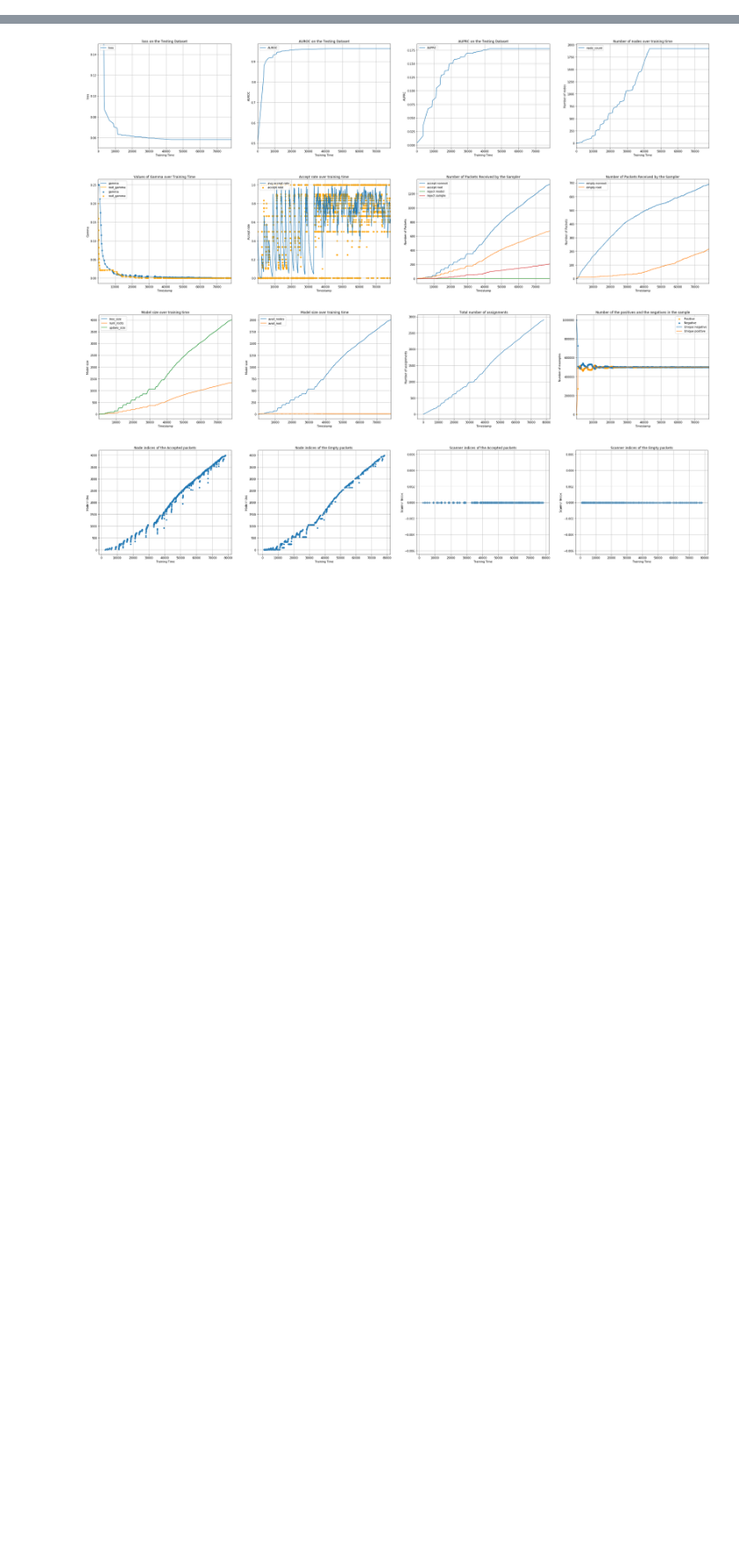
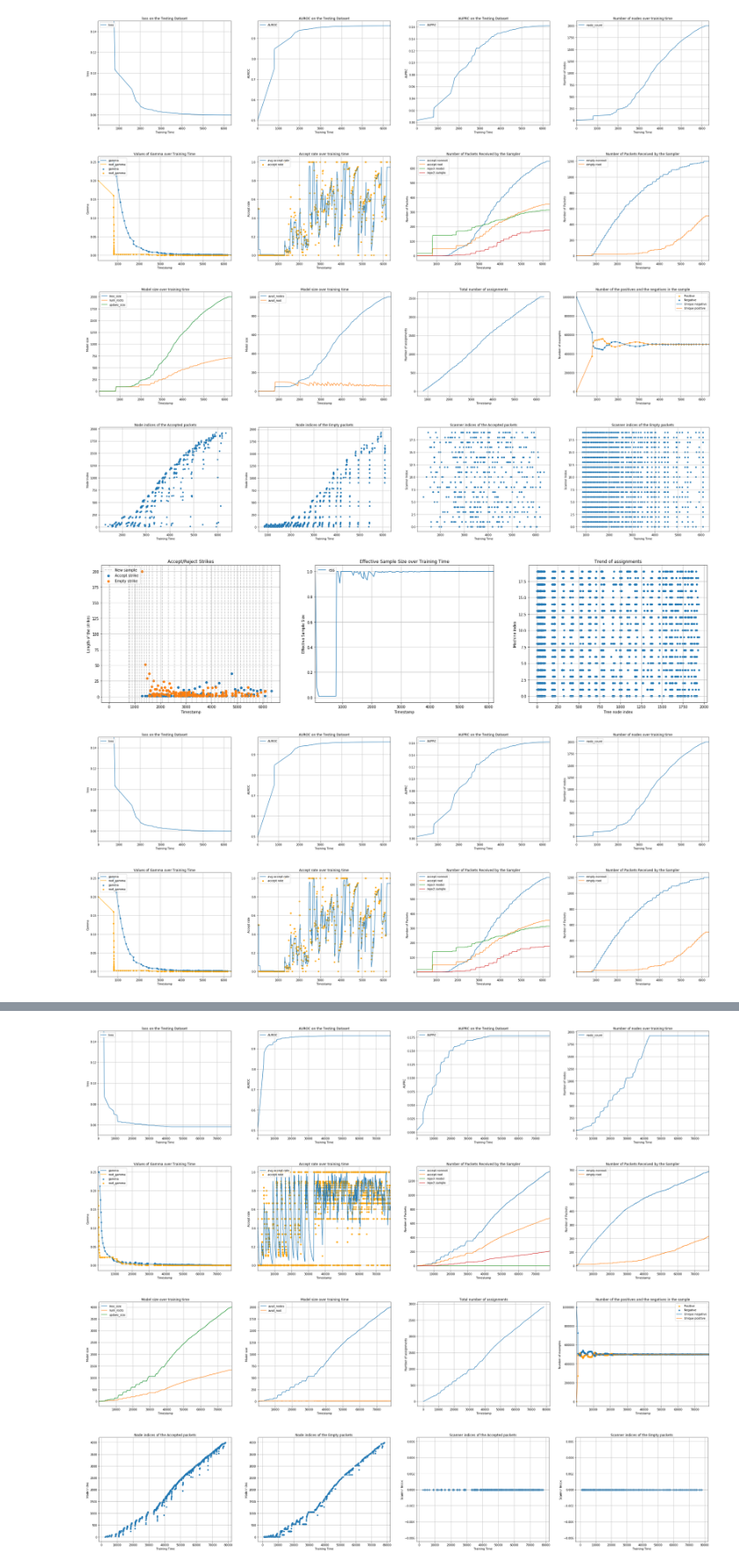
Before and after one commit to arapat/sparrow-analysis, a Jupyter notebook: tmsn-dt/SparrowLogs-Dashboard.ipynb, the cells around one changed output, grey strips where cells are left out. Shown at 88% size. Drawn from its saved outputs; the diff is of its cells as text; code cells hidden in the pictures; blank space fills up the shorter version.

```diff
--- a/tmsn-dt/SparrowLogs-Dashboard.ipynb
+++ b/tmsn-dt/SparrowLogs-Dashboard.ipynb
@@ -83,7 +83,7 @@ def get_packets(base_dir):
     df_packet = pd.read_csv(
         StringIO(c),
         names=["debug", "ts", "_1", "_2", "_3",
-               "type", "machine_id", "node_id"])
+               "type", "machine_id", "node_id", "ess"])
     types = [" accept nonroot", " accept root", " empty nonroot", " empty root",
              " reject model", " reject sample"]
     for packet_type in types:
@@ -195,15 +195,28 @@ def plot_assignment(ax, df_assign):
     ax.set_ylabel("Number of assignments");
 
 
+def plot_assign_per_node(ax, df_assign):
+    df_assign["node_id"] = df_assign["node_id"].astype(int)
+    df_assign["machine_id"] = df_assign["machine_id"].astype(int)
+    df_assign.plot.scatter(
+        x="node_id", y="machine_id", ax=ax,
+    )
+    ax.grid()
+    ax.set_title("Trend of assignments")
+    ax.set_xlabel("Tree node index")
+    ax.set_ylabel("Machine index");
+
+
 def get_gamma(base_dir):
     c = get_filtered(["gamma update,"], os.path.join(base_dir, sample_logname))
     df_bcast_gamma = pd.read_csv(
         StringIO(c), names=["debug", "ts", "_1", "_2", "_3", "gamma_type",
-                            "gamma_version", "gamma", "root_gamma", "shrink_factor"])
+                            "gamma_version", "gamma", "root_gamma", "shrink_factor", "model_size"])
     return df_bcast_gamma
 
 
 def plot_gamma(ax, df_bcast_gamma):
+    df_bcast_gamma["ts"] = df_bcast_gamma["ts"].astype(float)
     df_bcast_gamma["gamma"] = df_bcast_gamma["gamma"].astype(float)
     df_bcast_gamma["root_gamma"] = df_bcast_gamma["root_gamma"].astype(float)
     df_bcast_gamma.plot(
@@ -267,7 +280,7 @@ def get_packet_status(base_dir):
         StringIO(c),
         names=["debug", "ts", "_1", "_2", "_3", "_4",
                "total_packets", "empty_packets", "accept_packets", "rejected_packets",
-               "accept_root_packets", "accept_nonroot_packets", "empty_root_packets", "empty_nonroot_packets",
+               "accept_root_packets", "accept_nonroot_packets", "empty_root_packets", "empty_nonroot_packets", "empty_small_ess",
                "rejected_packets_model", "rejected_packets_sample",
                "avg_accept_nonroot_rate", "last_accept_nonroot_rate", "condition",])
     df_packet["avg_accept_nonroot_rate"] = df_packet["avg_accept_nonroot_rate"].astype(float)
@@ -409,9 +422,9 @@ def get_data(with_model):
 def get_ax(row, col):
     return plt.subplots(row, col, figsize=(10 * col, int(row * 6 * 1.25)))
 # %%
-def show_plots(base_dir, comp_ax=None):
-    if False:
-        get_data(True)
+def show_plots(base_dir, download, download_models=False, comp_ax=None):
+    if download:
+        get_data(download_models)
 
     with open(os.path.join(base_dir, sample_logname)) as f:
         all_lines = f.readlines()
@@ -484,7 +497,7 @@ def show_plots(base_dir, comp_ax=None):
     plot_packet_node_indices(ax, df_packet)
 
     if comp_ax is None:
-        fig, ax = get_ax(1, 2)
+        fig, ax = get_ax(1, 3)
         ret_ax.append((fig, ax))
     else:
         (fig, ax) = comp_ax[ax_idx]
@@ -492,7 +505,19 @@ def show_plots(base_dir, comp_ax=None):
 
     plot_strikes(ax[0], df_packet, df_sample)
     plot_ess(ax[1], get_ess(base_dir))
+    plot_assign_per_node(ax[2], df_assign)
 
     if comp_ax is not None:
         return comp_ax
     return ret_ax
+# %%
+base_dir = "./dl-logs/new-five-init-20-work-but-slow"
+ret_ax20 = show_plots(base_dir, False, download_models=False)
+# %% [output]
+[figure, added]
+[figure, added]
+[figure, added]
+[figure, added]
+[figure, added]
+[figure, added]
+[figure, added]
```
Also changed, not shown: parts of 6 cells of this notebook.
